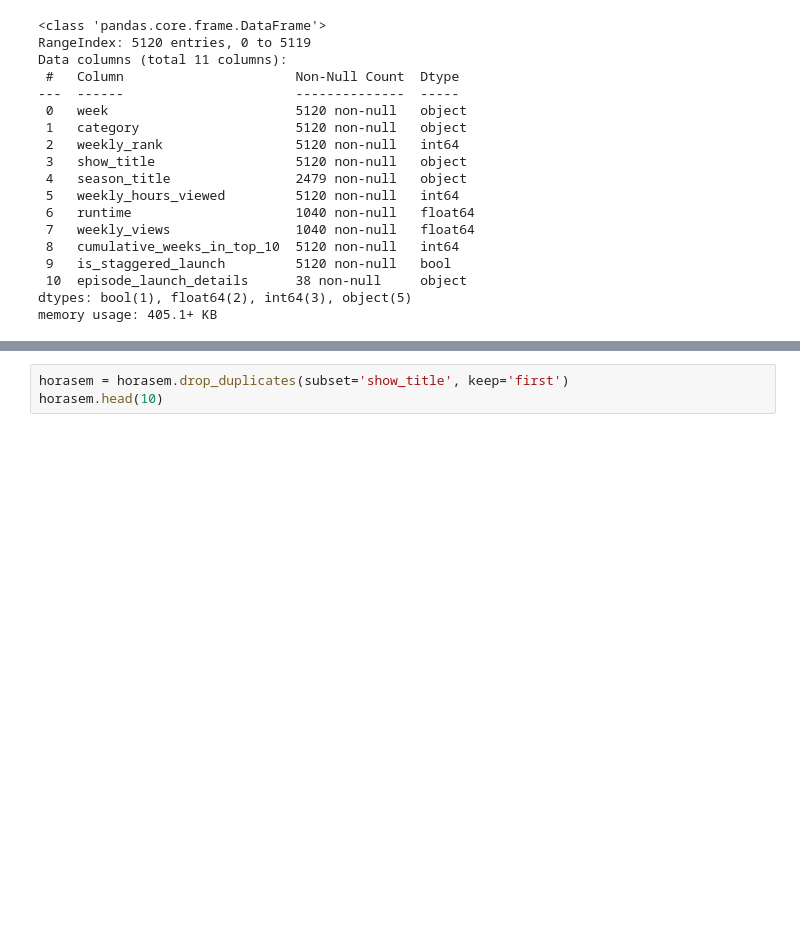
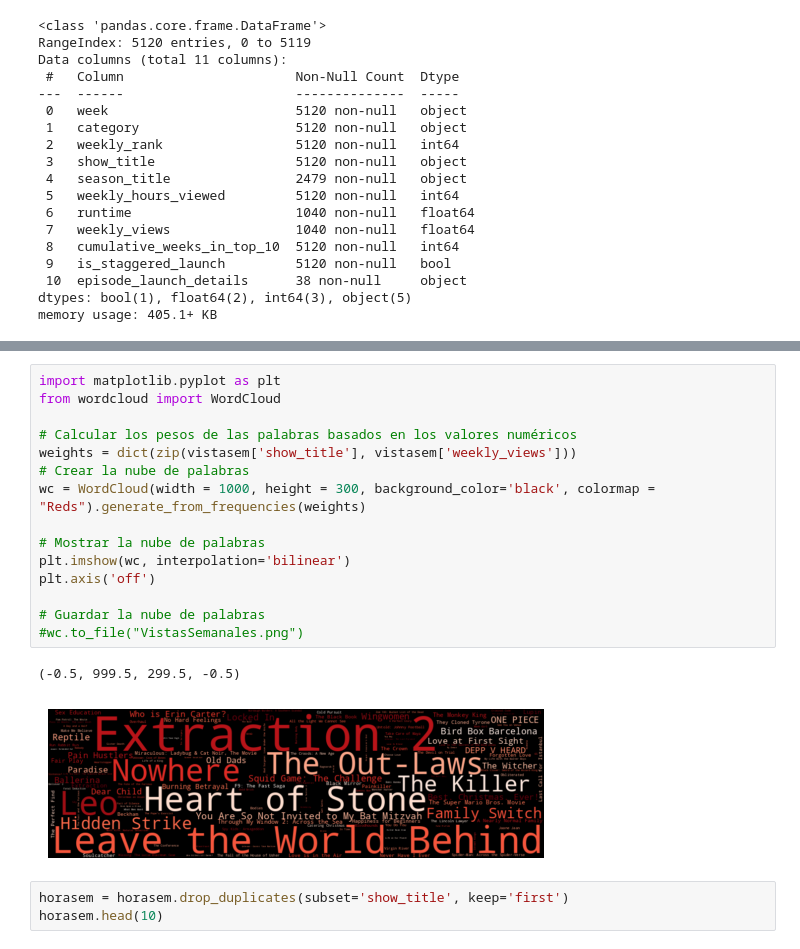
Before and after one commit to marcosbutti/Netflix, a Jupyter notebook: Netflix_global.ipynb, the cells around one changed output, grey strips where cells are left out. Drawn from its saved outputs; the diff is of its cells as text; blank space fills up the shorter version.

```diff
--- a/Netflix_global.ipynb
+++ b/Netflix_global.ipynb
@@ -96,6 +96,24 @@ vistasem.head(10)
 | 720 | 2023-08-06 | Films (English) | 1 | Hidden Strike | NaN | 40500000 | 1.7167 | 23600000.0 | ... |
 | 41 | 2023-12-03 | Films (English) | 2 | Family Switch | NaN | 39200000 | 1.7667 | 22200000.0 | ... |
 | 560 | 2023-09-03 | Films (English) | 1 | You Are So Not Invited to My Bat ... | NaN | 37900000 | 1.7333 | 21900000.0 | ... |
+# %%
+import matplotlib.pyplot as plt
+from wordcloud import WordCloud
+
+# Calcular los pesos de las palabras basados en los valores numéricos
+weights = dict(zip(vistasem['show_title'], vistasem['weekly_views']))
+# Crear la nube de palabras
+wc = WordCloud(width = 1000, height = 300, background_color='black', colormap = "Reds").generate_from_frequencies(weights)
+
+# Mostrar la nube de palabras
+plt.imshow(wc, interpolation='bilinear')
+plt.axis('off')
+
+# Guardar la nube de palabras
+#wc.to_file("VistasSemanales.png")
+# %% [output]
+(-0.5, 999.5, 299.5, -0.5)
+[figure, added]
 # %%
 horasem = horasem.drop_duplicates(subset='show_title', keep='first')
 horasem.head(10)
```
Also changed, not shown: parts of 1 cell of this notebook.
